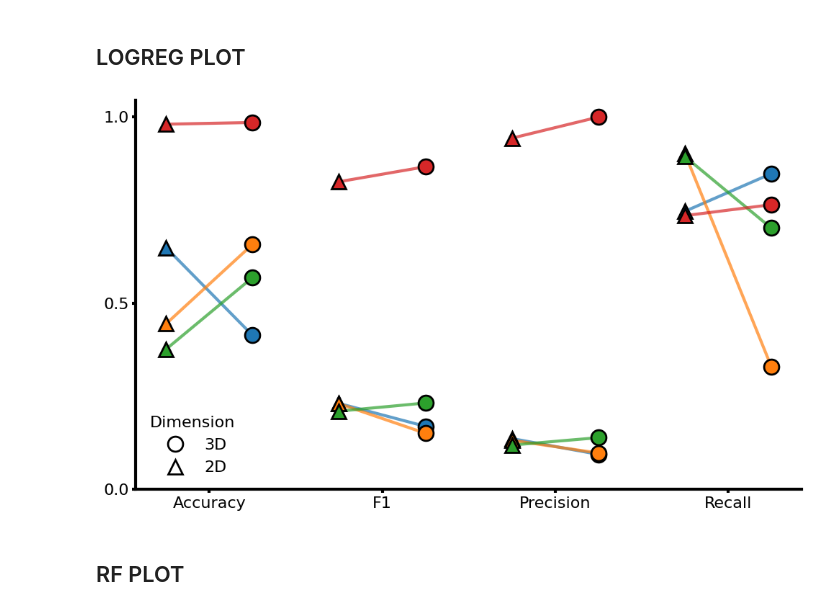
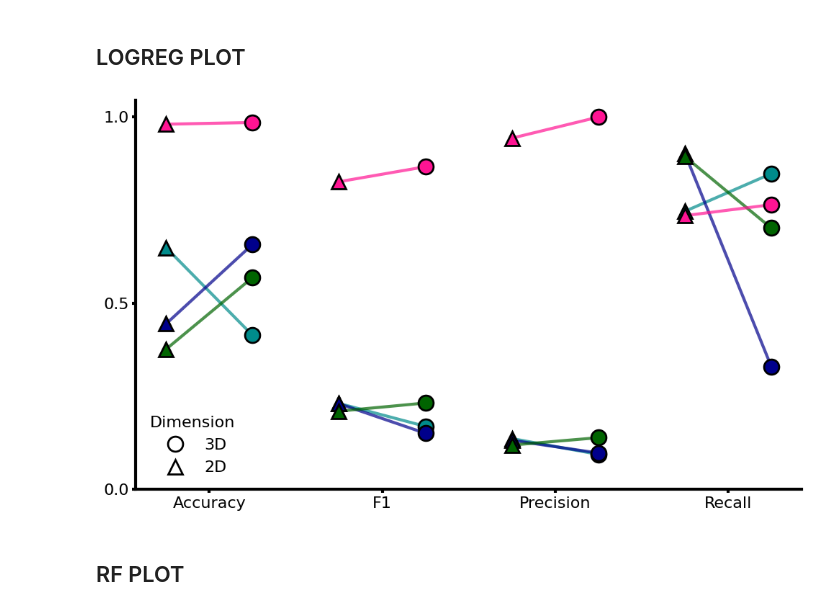
Before and after one commit to dsethz/cell-classification, a Jupyter notebook: Analysis/analyze_baseline.ipynb, the cells around one changed output. Saved outputs shown, nothing was run; the diff lists cells and outputs as text; code cells hidden in the pictures.

```diff
--- a/Analysis/analyze_baseline.ipynb
+++ b/Analysis/analyze_baseline.ipynb
@@ -337,12 +337,28 @@ print(df)
 # Set up one big plot
 fig, ax = plt.subplots(figsize=(10, 6))
 
-# Define a new color palette for markers (more harmonious colors)
+# # Define a new color palette for markers (more harmonious colors)
+# palette = {
+#     'PU1': '#1f77b4',   # muted blue
+#     'SCA1': '#ff7f0e',  # muted orange
+#     'GATA1': '#2ca02c', # muted green
+#     'CD41': '#d62728'   # muted red
+# }
+
+# palette = {
+#     "PU1": "cyan",   # muted blue
+#     "SCA1": "green",  # muted orange
+#     "GATA1": "darkblue", # muted green
+#     "CD41": "pink",   # muted red
+#     "None": "white"      # white for no markers
+# }
+
 palette = {
-    'PU1': '#1f77b4',   # muted blue
-    'SCA1': '#ff7f0e',  # muted orange
-    'GATA1': '#2ca02c', # muted green
-    'CD41': '#d62728'   # muted red
+    "PU1": "#008b8b",       # dark cyan
+    "SCA1": "#00008b",      # dark green
+    "GATA1": "#006400",     # dark blue
+    "CD41": "#ff1493",      # dark pink
+    "None": "#ffffff"       # white for no markers
 }
 
 # color1 = 'darkblue'
@@ -449,34 +465,34 @@ plt.legend().set_visible(False) # Remove legend
 
 # Remove x-axis and y-axis label
 plt.xlabel('')
 plt.ylabel('')
 
 # Set fontsize for x and y ticks
 plt.xticks(fontsize=16)
 plt.yticks(fontsize=16)
 
 # Set spine colors to black
 ax.spines['left'].set_color('black')
 ax.spines['bottom'].set_color('black')
 
 # ax.set_title('Metric Comparison between 2D and 3D by Marker', fontsize=14)
 # ax.legend(title='', fontsize=16, title_fontsize='0')
 # Show the legend signifying the dimension, use custom handles
 handles = [plt.Line2D([0], [0], marker='o', color='w', markerfacecolor='white', markersize=15, markeredgewidth=2, markeredgecolor='black'),
            plt.Line2D([0], [0], marker='^', color='w', markerfacecolor='white', markersize=15, markeredgewidth=2, markeredgecolor='black')]
 labels = ['3D', '2D']
 plt.legend(handles, labels, title='Dimension', fontsize=16, title_fontsize=16, loc='lower left', frameon=False)
 # ax.plot(marker_data['x_positional_encoding'].iloc[i], marker_data['Value'].iloc[i], color=color, marker=marker_shape, markersize=15, zorder=3, markeredgewidth=2, markeredgecolor='black')
 
 
 plt.tight_layout()
 
 # Change resolution to 300 dpi
 plt.savefig(os.path.join(output_folder, "logreg_2d_3d.png"), dpi=300, bbox_inches='tight')
 
 plt.show()
 # %% [output]
-[figure, old version]
+[figure, new version]
 # %% [markdown]
 ## RF PLOT
 # %%
```
Also changed, not shown: parts of 2 cells of this notebook, 9 other files.
